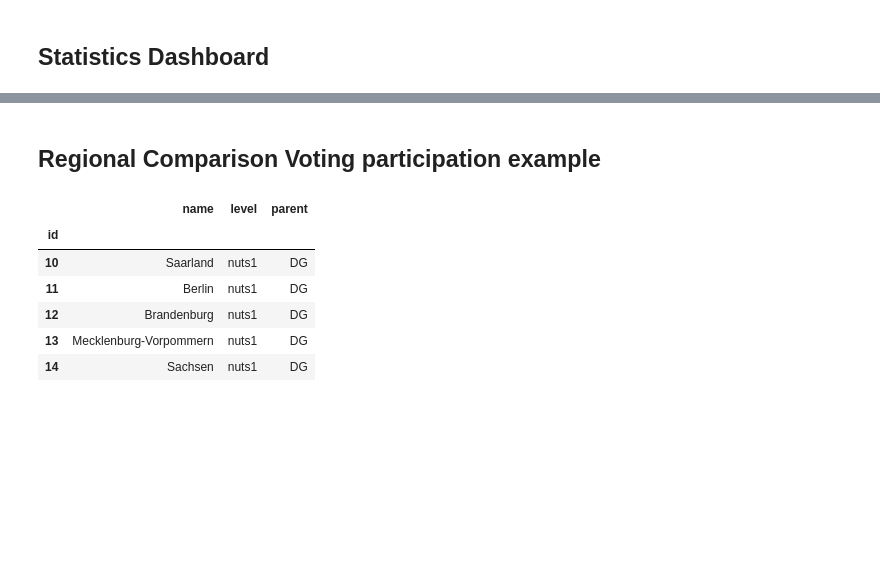
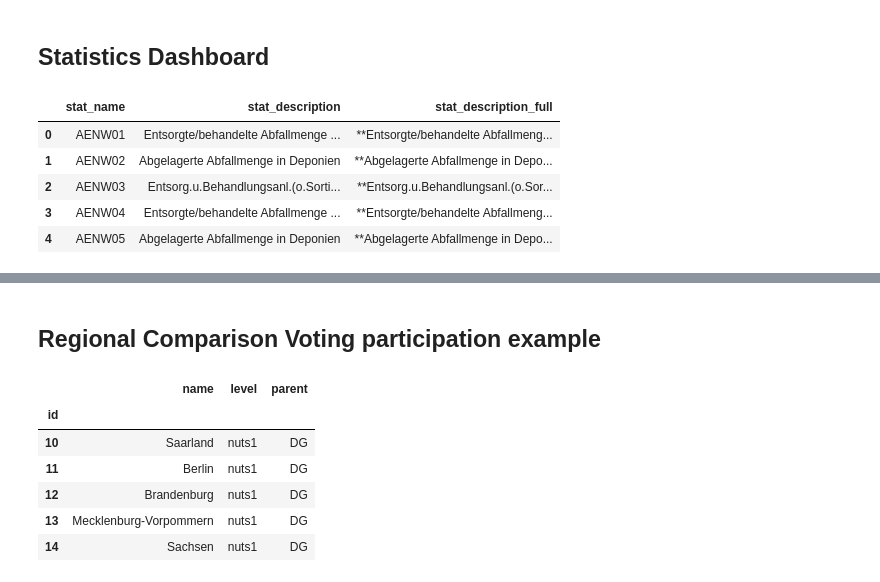
Before and after one commit to CorrelAid/datenguide-python, a Jupyter notebook: use_case/datenguidepy_intro_and_ideas.ipynb, the cells around one changed output, grey strips where cells are left out. Saved outputs shown, nothing was run; the diff lists cells and outputs as text; code cells hidden in the pictures; blank space fills up the shorter version.

```diff
--- a/use_case/datenguidepy_intro_and_ideas.ipynb
+++ b/use_case/datenguidepy_intro_and_ideas.ipynb
@@ -31,6 +29,22 @@ plt.rc('legend', fontsize=SMALL_SIZE)    # legend fontsize
 plt.rc('figure', titlesize=BIGGER_SIZE)  # fontsize of the figure title
 # %% [markdown]
 ## Statistics Dashboard
+# %%
+# this is the actual datenguidepy function
+# but due to current issues with the API we load the meta
+# data statically from a .csv file instead
+# statistics = get_statistics()
+
+statistics = pd.read_csv('descriptions.csv')
+# %%
+statistics.head()
+# %% [output]
+|  | stat_name | stat_description | stat_description_full |
+| 0 | AENW01 | Entsorgte/behandelte Abfallmenge ... | **Entsorgte/behandelte Abfallmeng... |
+| 1 | AENW02 | Abgelagerte Abfallmenge in Deponien | **Abgelagerte Abfallmenge in Depo... |
+| 2 | AENW03 | Entsorg.u.Behandlungsanl.(o.Sorti... | **Entsorg.u.Behandlungsanl.(o.Sor... |
+| 3 | AENW04 | Entsorgte/behandelte Abfallmenge ... | **Entsorgte/behandelte Abfallmeng... |
+| 4 | AENW05 | Abgelagerte Abfallmenge in Deponien | **Abgelagerte Abfallmenge in Depo... |
 # %%
 def get_berlin_stat(statistic):
     q = Query.region("11")
```
Also changed, not shown: parts of 13 cells of this notebook, 1 other file.
